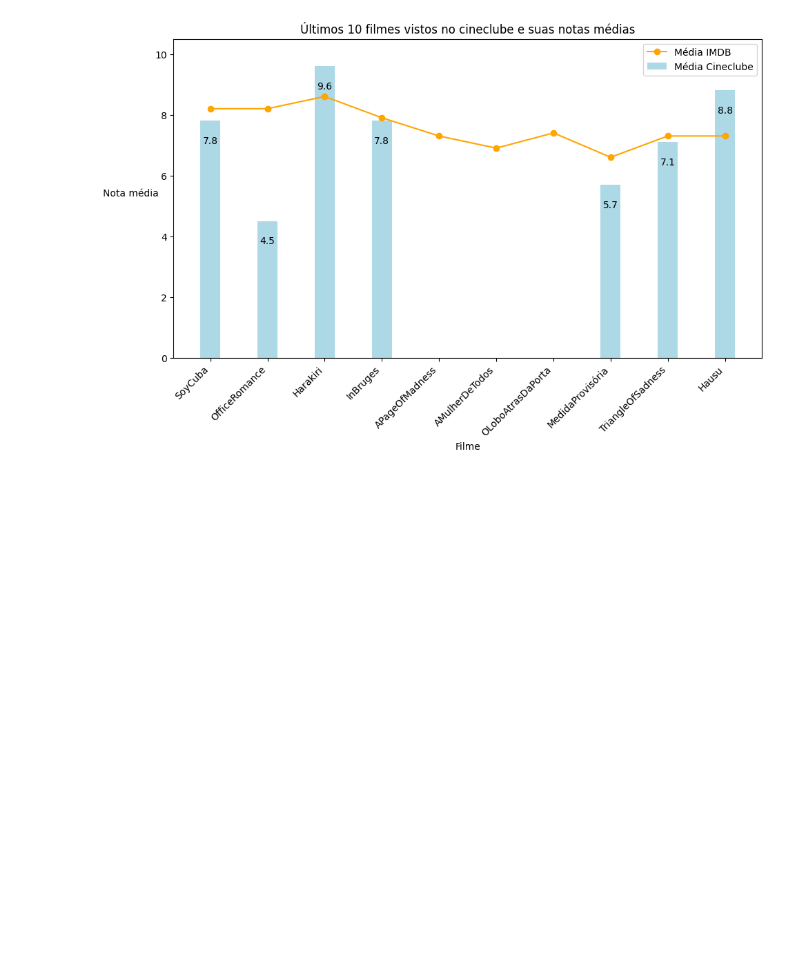
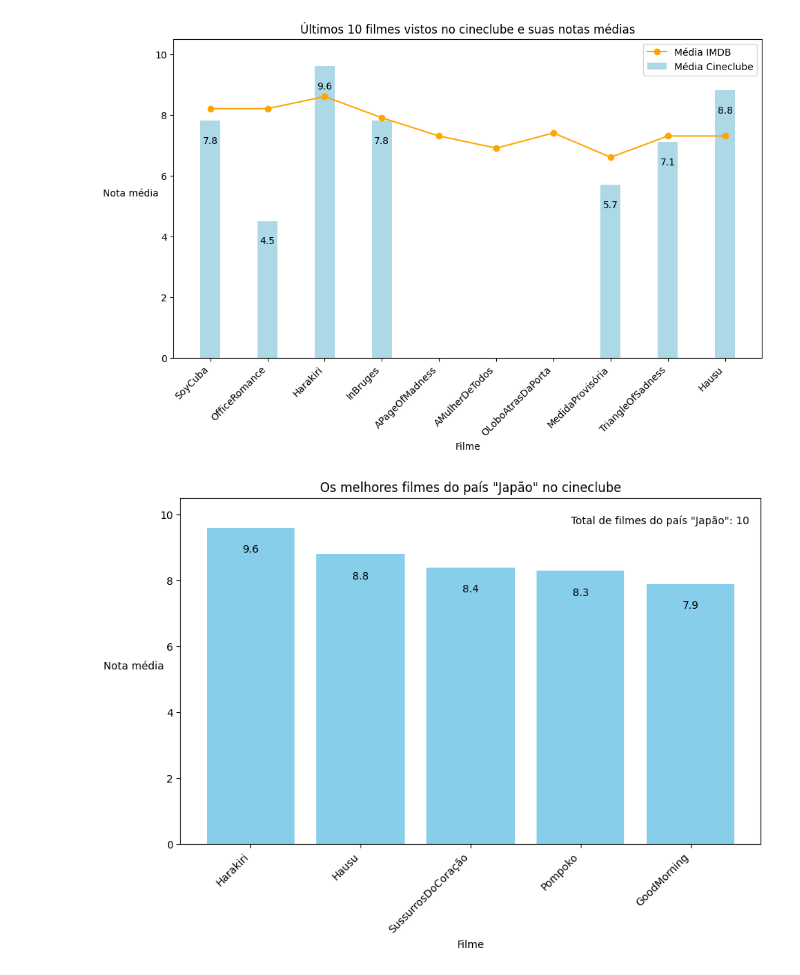
Before and after one commit to feliperost/cineclube, a Jupyter notebook: Cineclube_teste.ipynb, the cells around one changed output. Saved outputs shown, nothing was run; the diff lists cells and outputs as text; code cells hidden in the pictures; blank space fills up the shorter version.

```diff
--- a/Cineclube_teste.ipynb
+++ b/Cineclube_teste.ipynb
@@ -740,10 +741,44 @@ class GerarGraficos:
           media = df_10recentes['nota média cineclube'].iloc[index]
           plt.text(index, nota - 0.5, str(media), color='black', ha='center', va='top')
 
+
+    def grafico_notas_pais(self, pais):
+        # filtrando os filmes do país especificado
+        filmes_pais = self.dataframe[self.dataframe['País'] == pais]
+
+        # caso não exista nenhum filme desse país, retornamos uma mensagem
+        if filmes_pais.empty:
+            return "Não há filmes deste país nos dados do cineclube."
+
+        # ordenando os filmes pela nota média do cineclube
+        filmes_pais = filmes_pais.sort_values(by='nota média cineclube', ascending=False)
+
+        # pegando apenas os 5 melhores filmes (ou todos se houver menos de 5)
+        top_filmes = filmes_pais.head(5)
+
+        # pegando o numero total de filmes do país para exibirmos no grafico
+        total_filmes_pais = len(filmes_pais)
+
+        # criando o gráfico
+        plt.figure(figsize=(10, 6))
+        plt.bar(top_filmes['Filme'], top_filmes['nota média cineclube'], color='skyblue')
+        plt.title(f'Os melhores filmes do país "{pais}" no cineclube')
+        plt.xlabel('Filme')
+        plt.ylabel('Nota média', rotation=0, labelpad=25)
+        plt.xticks(rotation=45, ha='right')
+        plt.ylim(0, 10.5)
+
+        # acrescentando o número total de filmes do país ao gráfico e a nota dentro das barras
+        plt.text(0.98, 0.95, f'Total de filmes do país "{pais}": {total_filmes_pais}',
+                 transform=plt.gca().transAxes, ha='right', va='top')
+
+        for index, nota in enumerate(top_filmes['nota média cineclube']):
+            plt.text(index, nota - 0.5, str(nota), color='black', ha='center', va='top')
+
+        plt.show()
+
+
 # a fazer:
-    # def grafico_notas_pais(self):
-        # grafico que mostre os melhores filmes de um país. talvez limitar a 5~10 resultados?
-
     # def grafico_notas_decada(self):
         # grafico que mostre os melhores filmes de uma década. talvez limitar a 5~10 resultados?
 # %%
@@ -756,3 +791,7 @@ cineclube.grafico_top10_filmes()
 cineclube.ultimos_10filmes()
 # %% [output]
 [figure]
+# %%
+cineclube.grafico_notas_pais('Japão')
+# %% [output]
+[figure, added]
```
Also changed, not shown: parts of 6 cells of this notebook.
